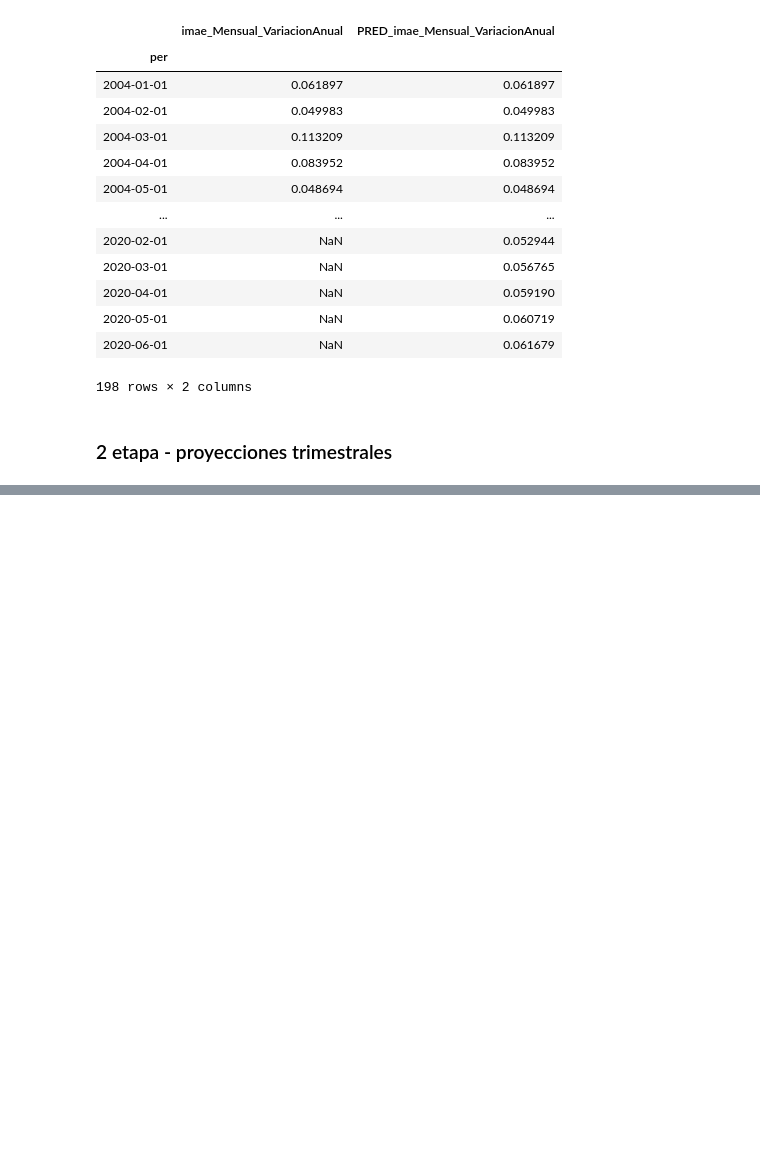
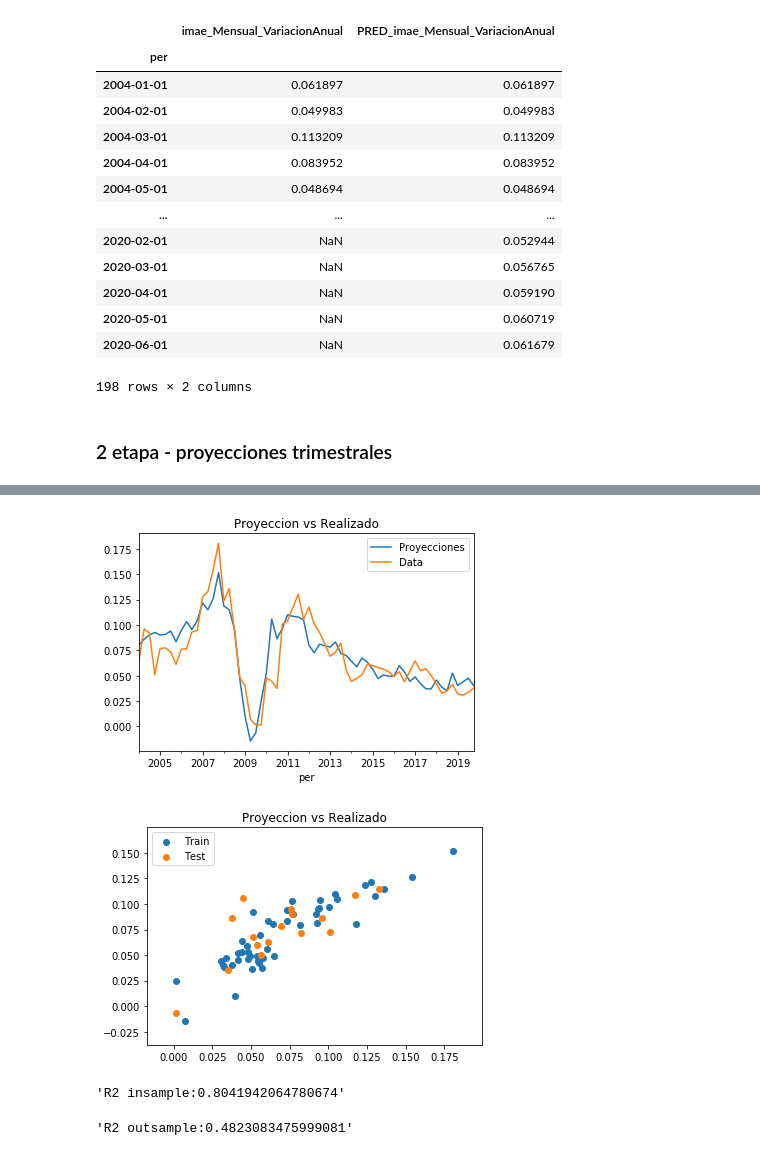
Before and after one commit to ApoyoAnalytics/PIBNowcast, a Jupyter notebook: m3nowcast.ipynb, the cells around one changed output, grey strips where cells are left out. Saved outputs shown, nothing was run; the diff lists cells and outputs as text; code cells hidden in the pictures; blank space fills up the shorter version.

```diff
--- a/m3nowcast.ipynb
+++ b/m3nowcast.ipynb
@@ -593,0 +409,25 @@ bd_eval[-10:]
+# %%
+bd_evaluacion = pd.DataFrame(Linear_.predict(bd_train), index = bd_train.index).append(pd.DataFrame(Linear_.predict(bd_test), index = bd_test.index)).sort_index()
+bd_evaluacion = bd_evaluacion.rename(columns = lambda y: 'Proyecciones')
+bd_evaluacion['Data'] = bd_2etapa[Z]
+
+bd_evaluacion.plot()
+plt.title('Proyeccion vs Realizado')
+plt.show()
+
+
+plt.scatter(y_train, Linear_.predict(bd_train))
+plt.scatter(y_test, Linear_.predict(bd_test))
+plt.legend(['Train','Test'])
+plt.title('Proyeccion vs Realizado')
+plt.show()
+
+#Scores outsamples
+
+display("R2 insample:" + str(Linear_.score(bd_train,y_train)))
+display("R2 outsample:" + str(Linear_.score(bd_test,y_test)))
+# %% [output]
+[figure, added]
+[figure, added]
+'R2 insample:0.8041942064780674'
+'R2 outsample:0.4823083475999081'
```
Also changed, not shown: parts of 15 cells of this notebook, 10 other files.
